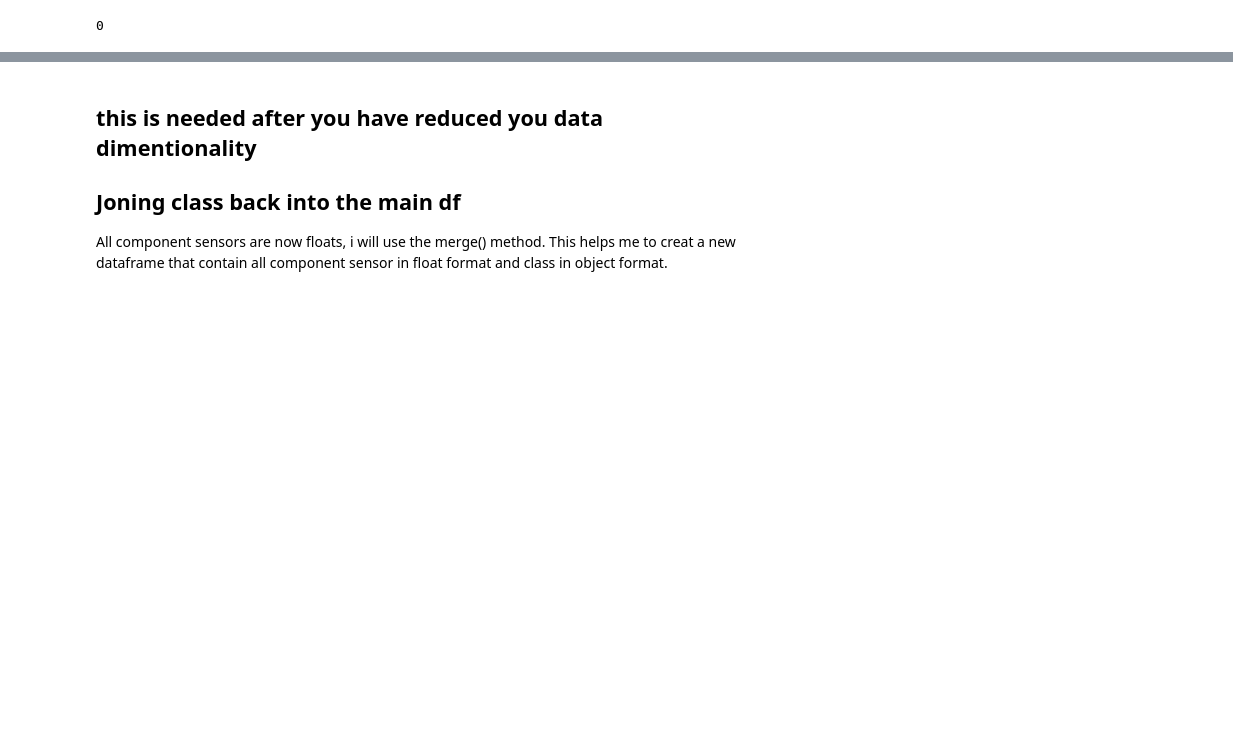
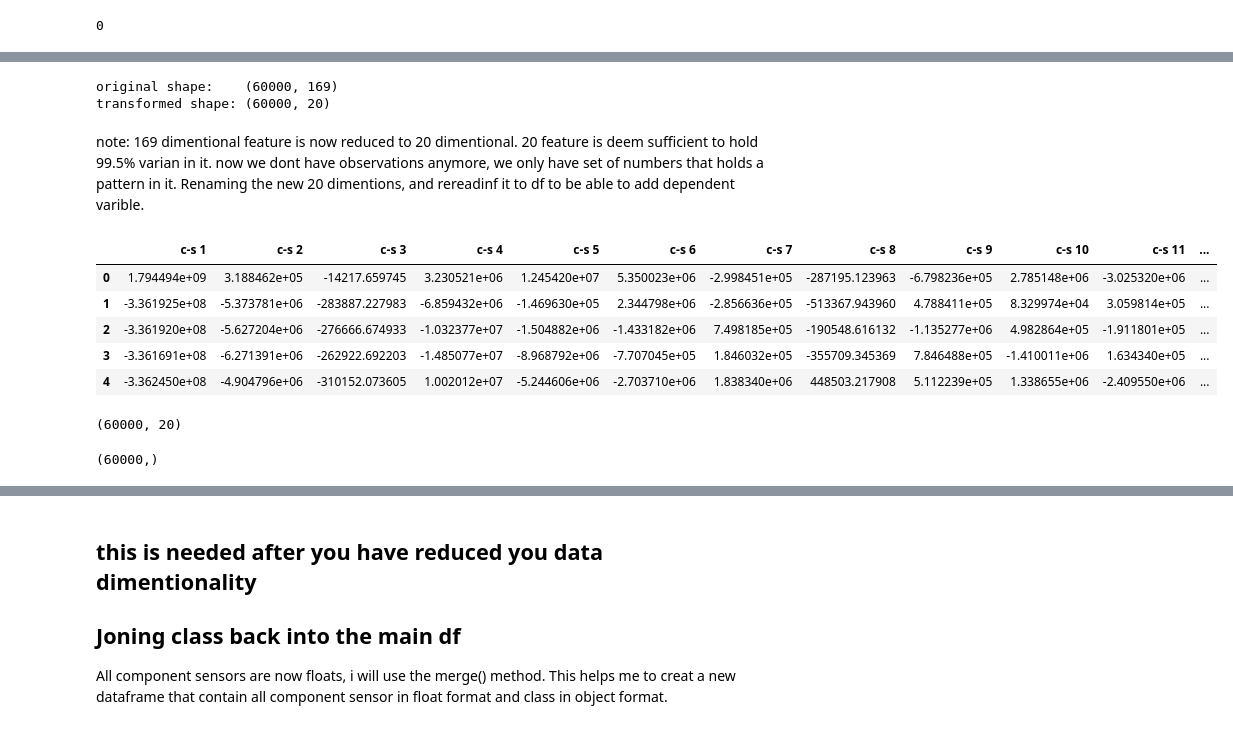
Before and after one commit to Ayomide-ola/Bussiness_Analysis, a Jupyter notebook: App_failure CA.ipynb, the cells around one changed output, grey strips where cells are left out. Saved outputs shown, nothing was run; the diff lists cells and outputs as text; code cells hidden in the pictures; blank space fills up the shorter version.

```diff
--- a/App_failure CA.ipynb
+++ b/App_failure CA.ipynb
@@ -960,0 +979,53 @@ as the number of dimensions grows:
+# %%
+#Sepcifying i need just 20 features
+pca= PCA(20)
+aps_t = pca.fit_transform(aps)
+aps_t.shape
+print("original shape:   ", aps.shape)
+print("transformed shape:", aps_t.shape)
+# now fetures have been transformed to 20 features
+# %% [output]
+original shape:    (60000, 169)
+transformed shape: (60000, 20)
+# %% [markdown]
+note: 169 dimentional feature is now reduced to 20 dimentional. 20 feature is deem sufficient to hold 99.5% varian in it. now we dont have observations anymore, we only have set of numbers that holds a pattern in it. Renaming the new 20 dimentions, and rereadinf it to df to be able to add dependent varible.
+# %%
+column_names=['c-s 1',
+'c-s 2',
+'c-s 3',
+'c-s 4',
+'c-s 5',
+'c-s 6',
+'c-s 7',
+'c-s 8',
+'c-s 9',
+'c-s 10',
+'c-s 11',
+'c-s 12',
+'c-s 13',
+'c-s 14',
+'c-s 15',
+'c-s 16',
+'c-s 17',
+'c-s 18',
+'c-s 19',
+'c-s 20',
+        ]
+# %%
+aps_pca= pd.DataFrame(aps_t, columns=[column_names])
+aps_pca.head()
+# %% [output]
+|  | c-s 1 | c-s 2 | c-s 3 | c-s 4 | c-s 5 | c-s 6 | c-s 7 | c-s 8 | c-s 9 | c-s 10 | c-s 11 | ... |
+| 0 | 1.794494e+09 | 3.188462e+05 | -14217.659745 | 3.230521e+06 | 1.245420e+07 | 5.350023e+06 | -2.998451e+05 | -287195.123963 | -6.798236e+05 | 2.785148e+06 | -3.025320e+06 | ... |
+| 1 | -3.361925e+08 | -5.373781e+06 | -283887.227983 | -6.859432e+06 | -1.469630e+05 | 2.344798e+06 | -2.856636e+05 | -513367.943960 | 4.788411e+05 | 8.329974e+04 | 3.059814e+05 | ... |
+| 2 | -3.361920e+08 | -5.627204e+06 | -276666.674933 | -1.032377e+07 | -1.504882e+06 | -1.433182e+06 | 7.498185e+05 | -190548.616132 | -1.135277e+06 | 4.982864e+05 | -1.911801e+05 | ... |
+| 3 | -3.361691e+08 | -6.271391e+06 | -262922.692203 | -1.485077e+07 | -8.968792e+06 | -7.707045e+05 | 1.846032e+05 | -355709.345369 | 7.846488e+05 | -1.410011e+06 | 1.634340e+05 | ... |
+| 4 | -3.362450e+08 | -4.904796e+06 | -310152.073605 | 1.002012e+07 | -5.244606e+06 | -2.703710e+06 | 1.838340e+06 | 448503.217908 | 5.112239e+05 | 1.338655e+06 | -2.409550e+06 | ... |
+# %%
+aps_pca.shape
+# %% [output]
+(60000, 20)
+# %%
+df_class.shape
+# %% [output]
+(60000,)
```
Also changed, not shown: parts of 105 cells of this notebook.
